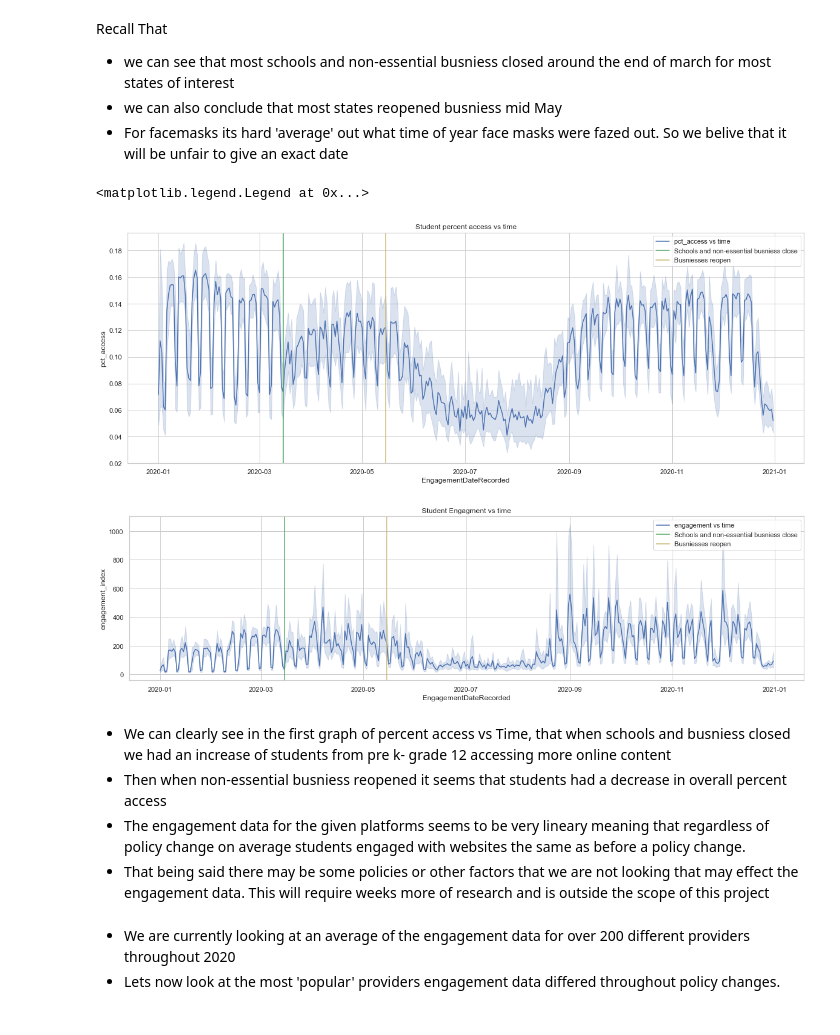
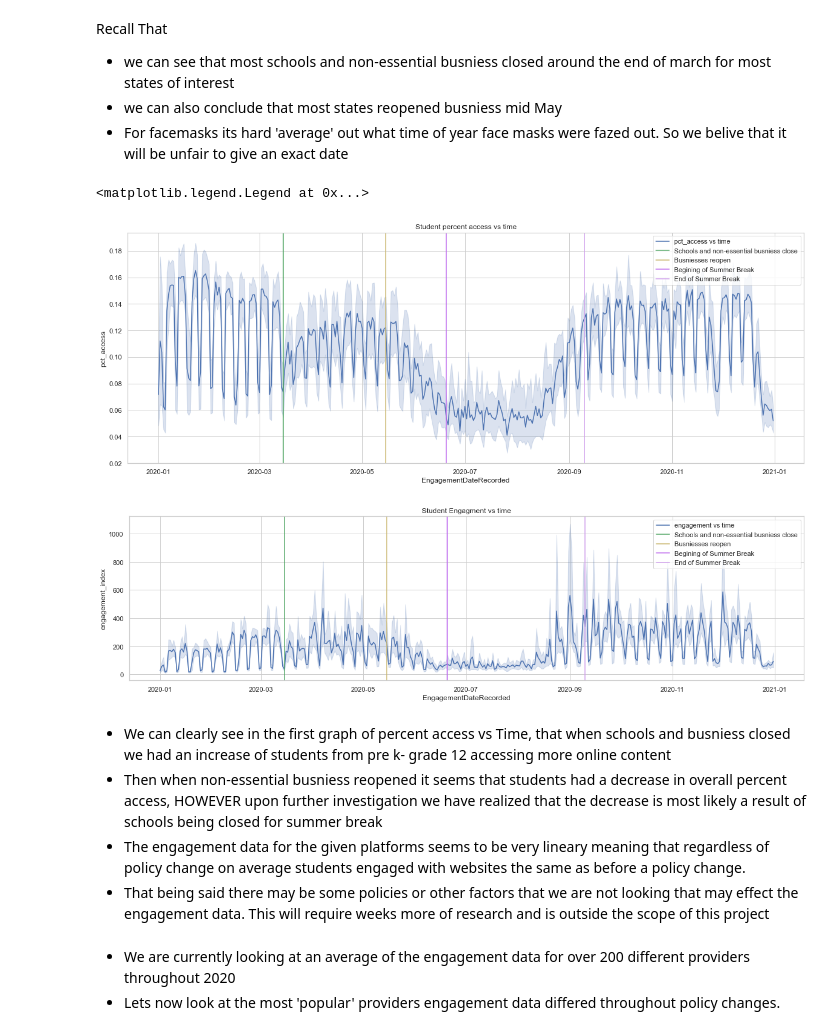
Before and after one commit to AditJainn/Math1130Project, a Jupyter notebook: AditProjectCode.ipynb, the cells around one changed output. Drawn from its saved outputs; the diff is of its cells as text; code cells hidden in the pictures.

```diff
--- a/AditProjectCode.ipynb
+++ b/AditProjectCode.ipynb
@@ -291,7 +291,7 @@ finaldf.head()
 | 3 | 2020-01-04 | 51340 | 0.1400 | 30.82 | 7305 | massachusetts | 2020-03-17 | 2020-03-24 | ... |
 | 4 | 2020-01-06 | 51340 | 0.0253 | 79.45 | 7305 | massachusetts | 2020-03-17 | 2020-03-24 | ... |
 # %%
-x = finaldf.sample(frac=0.30, random_state=1)
+x = finaldf.sample(frac=0.3, random_state=1)
 del finaldf
 # %% [markdown]
 Reminder:
@@ -366,29 +366,34 @@ Recall That
 # %%
  # CLSCHOOL	CLBSNS	END_BSNS	FM_ALL
 # 2020-03-17	2020-03-24	2020-05-18	2020-05-06
 temp = x.groupby(["EngagementDateRecorded","State"]).mean().reset_index()
 
 fig, ax = plt.subplots(figsize=(20, 7))
 sns.lineplot(data=temp, x="EngagementDateRecorded", y="pct_access",label="pct_access vs time")
 ax.set_title("Student percent access vs time")
 plt.axvline(datetime.datetime(2020, 3, 15),color='g',label="Schools and non-essential busniess close") # Date when schools and busnisess closed (on avg)
 plt.axvline(datetime.datetime(2020, 5, 15),color='y', label= "Busniesses reopen") # Date when busnisess reopened (on avg)
+plt.axvline(datetime.datetime(2020, 6, 20),color='#C06EEF',label="Begining of Summer Break") # Date when schools close for due to summer break
+plt.axvline(datetime.datetime(2020, 9, 10),color='#D0A0EC', label= "End of Summer Break") # summer break ends
 ax.legend()
 
 
 fig, ax = plt.subplots(figsize=(20, 5))
 sns.lineplot(data=temp, x="EngagementDateRecorded", y="engagement_index",label="engagement vs time")
 ax.set_title("Student Engagment vs time")
 plt.axvline(datetime.datetime(2020, 3, 15),color='g',label="Schools and non-essential busniess close") # Date when schools and busnisess closed (on avg)
 plt.axvline(datetime.datetime(2020, 5, 15),color='y', label= "Busniesses reopen") # Date when busnisess reopened (on avg)
+plt.axvline(datetime.datetime(2020, 6, 20),color='#C06EEF',label="Begining of Summer Break") # Date when schools close for due to summer break
+plt.axvline(datetime.datetime(2020, 9, 10),color='#D0A0EC', label= "End of Summer Break") # summer break ends
+
 ax.legend()
 # %% [output]
 <matplotlib.legend.Legend at 0x...>
-[figure, old version]
+[figure, new version]
-[figure, old version]
+[figure, new version]
 # %% [markdown]
 - We can clearly see in the first graph of percent access vs Time, that when schools and busniess closed we had an increase of students from pre k- grade 12 accessing more online content
-- Then when non-essential busniess reopened it seems that students had a decrease in overall percent access
+- Then when non-essential busniess reopened it seems that students had a decrease in overall percent access, HOWEVER upon further investigation we have realized that the decrease is most likely a result of schools being closed for summer break
 - The engagement data for the given platforms seems to be very lineary meaning that regardless of policy change on average students engaged with websites the same as before a policy change.
 - That being said there may be some policies or other factors that we are not looking that may effect the engagement data. This will require weeks more of research and is outside the scope of this project
 # %% [markdown]
```
Also changed, not shown: parts of 27 cells of this notebook, 1 other file.
